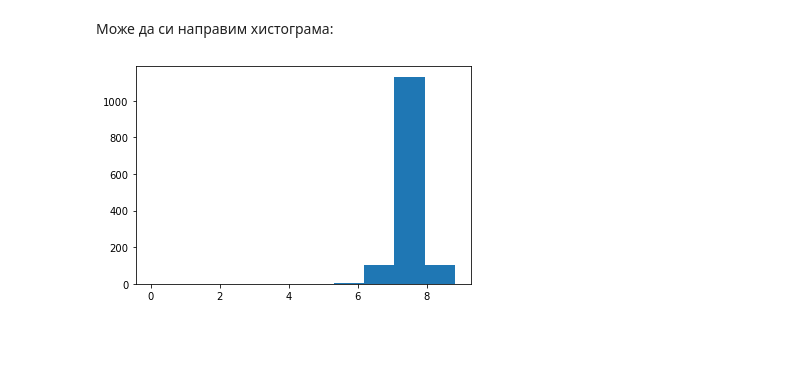
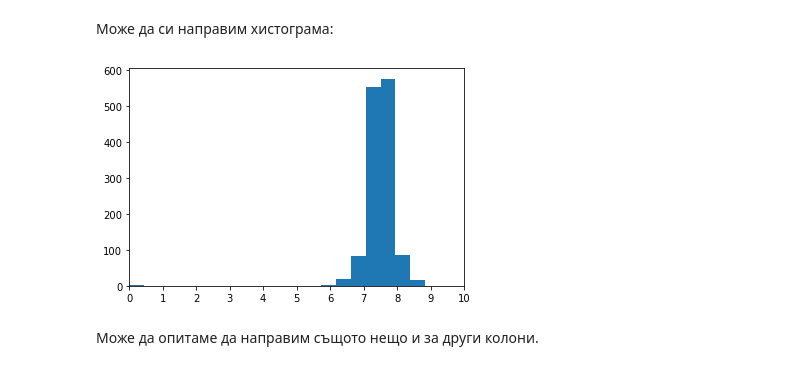
Before and after one commit to GalkaKG/Data-Science, a Jupyter notebook: 02. Data Tidying and Cleaning/Data Tidying and Cleaning.ipynb, the cells around one changed output. Drawn from its saved outputs; the diff is of its cells as text; code cells hidden in the pictures; blank space fills up the shorter version.

```diff
--- a/02. Data Tidying and Cleaning/Data Tidying and Cleaning.ipynb
+++ b/02. Data Tidying and Cleaning/Data Tidying and Cleaning.ipynb
@@ -112,7 +112,11 @@ array(['1950-2200', '1600 - 1800 m', '1800-2200', nan, '1570-1700',
 # %% [markdown]
 Може да си направим хистограма:
 # %%
-plt.hist(coffee_data.Flavor)
+plt.hist(coffee_data.Flavor, bins = 20)
+plt.xlim(0, 10)
+plt.xticks(range(11))
 plt.show()
 # %% [output]
-[figure, old version]
+[figure, new version]
+# %% [markdown]
+Може да опитаме да направим същото нещо и за други колони.
```
Also changed, not shown: parts of 3 cells of this notebook.
